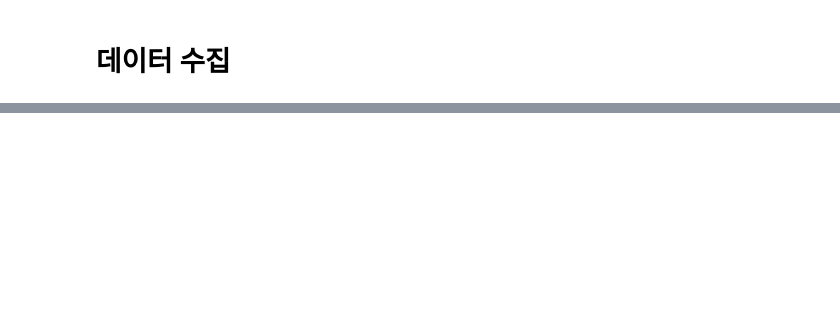
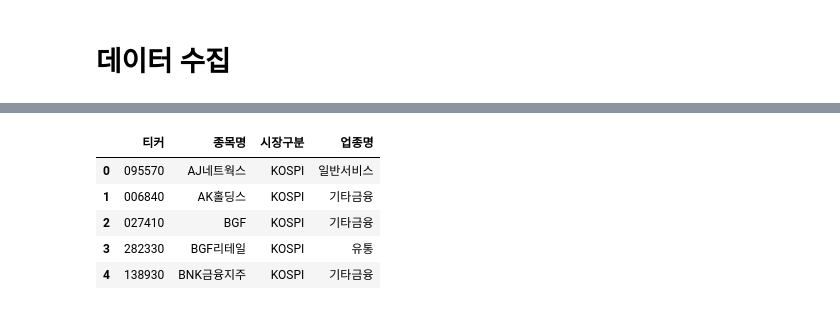
Before and after one commit to TrulySangwonDays/Side_project, a Jupyter notebook: 종목조회_코드.ipynb, the cells around one changed output, grey strips where cells are left out. Drawn from its saved outputs; the diff is of its cells as text; code cells hidden in the pictures; blank space fills up the shorter version.

```diff
--- a/종목조회_코드.ipynb
+++ b/종목조회_코드.ipynb
@@ -69,9 +64,9 @@ kor_info.head()
 # %%
 # 실시간
-# today_str = datetime.today().strftime('%Y%m%d')
+today_str = datetime.today().strftime('%Y%m%d')
 
 # 특정 조회날짜
-today_str = 20250609
+# today_str = 20250715
 # %%
 import requests
 import pandas as pd
@@ -195,0 +137,63 @@ duckdb.query(
+# %%
+import requests
+import pandas as pd
+
+url = 'http://data.krx.co.kr/comm/bldAttendant/getJsonData.cmd'
+headers = {
+    'User-Agent': 'Mozilla/5.0',
+    'Referer': 'http://data.krx.co.kr/contents/MDC/MDI/mdiLoader/index.cmd?menuId=MDC0201020201'
+}
+
+# 시장별 결과를 담을 딕셔너리
+sector_data = {}
+
+# 시장코드 반복
+for mkt_id in ['STK', 'KSQ']:
+    payload = {
+        'bld': 'dbms/MDC/STAT/standard/MDCSTAT03901',
+        'locale': 'ko_KR',
+        'mktId': mkt_id,
+        'trdDd': today_str,
+        'money': '1',
+        'csvxls_isNo': 'false'
+    }
+
+    res = requests.post(url, headers=headers, data=payload)
+    data = res.json()
+
+    # block1 키로부터 DataFrame 생성
+    sector_df = pd.DataFrame(data.get('block1', []))
+    sector_data[f"{mkt_id}_sector_raw"] = sector_df
+
+STK_sector_raw = sector_data['STK_sector_raw']
+KSQ_sector_raw = sector_data['KSQ_sector_raw']
+
+
+kor_sector = duckdb.query(
+    """
+    select
+        ISU_SRT_CD as 티커,
+        ISU_ABBRV as 종목명,
+        MKT_TP_NM as 시장구분,
+        IDX_IND_NM as 업종명
+    from STK_sector_raw
+
+    UNION ALL
+
+    select
+        ISU_SRT_CD as 티커,
+        ISU_ABBRV as 종목명,
+        MKT_TP_NM as 시장구분,
+        IDX_IND_NM as 업종명
+    from KSQ_sector_raw
+    """
+).fetchdf()
+
+kor_sector.head()
+# %% [output]
+|  | 티커 | 종목명 | 시장구분 | 업종명 |
+| 0 | 095570 | AJ네트웍스 | KOSPI | 일반서비스 |
+| 1 | 006840 | AK홀딩스 | KOSPI | 기타금융 |
+| 2 | 027410 | BGF | KOSPI | 기타금융 |
+| 3 | 282330 | BGF리테일 | KOSPI | 유통 |
+| 4 | 138930 | BNK금융지주 | KOSPI | 기타금융 |
```
Also changed, not shown: parts of 18 cells of this notebook.
